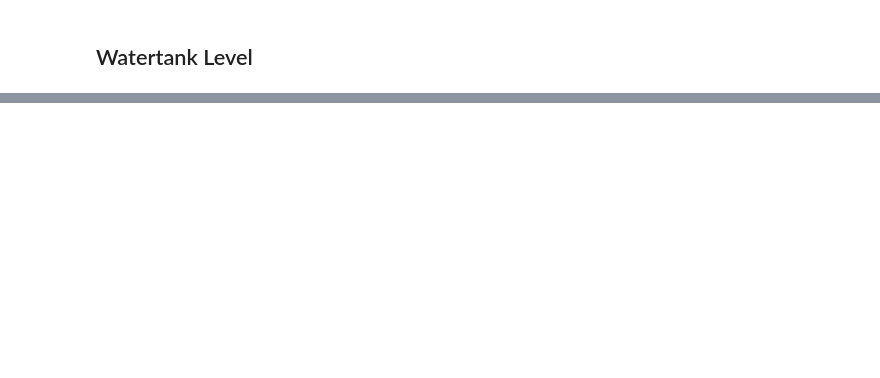
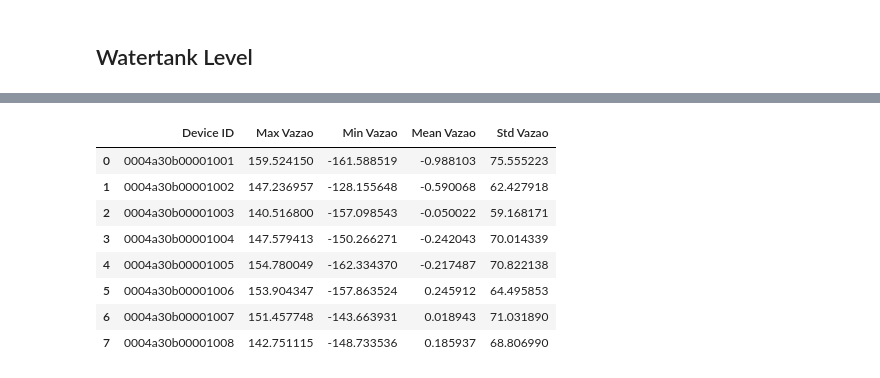
Before and after one commit to LCStuber/SmartCampusGMSDataAnalysis, a Jupyter notebook: watertank_level.ipynb, the cells around one changed output, grey strips where cells are left out. Saved outputs shown, nothing was run; the diff lists cells and outputs as text; code cells hidden in the pictures; blank space fills up the shorter version.

```diff
--- a/watertank_level.ipynb
+++ b/watertank_level.ipynb
@@ -33,0 +52,22 @@ ids
+# %%
+data_vazao = []
+for id in ids:
+    max_vazao = dfs_water_tank_per_node[id]["Vazao"].max()
+    min_vazao = dfs_water_tank_per_node[id]["Vazao"].min()
+    mean_vazao = dfs_water_tank_per_node[id]["Vazao"].mean()
+    std_vazao = dfs_water_tank_per_node[id]["Vazao"].std()
+
+    data_vazao.append([id, max_vazao, min_vazao, mean_vazao, std_vazao])
+
+df_estatisticas_vazao = pd.DataFrame(data_vazao, columns=["Device ID", "Max Vazao", "Min Vazao", "Mean Vazao", "Std Vazao"])
+df_estatisticas_vazao
+# %% [output]
+|  | Device ID | Max Vazao | Min Vazao | Mean Vazao | Std Vazao |
+| 0 | 0004a30b00001001 | 159.524150 | -161.588519 | -0.988103 | 75.555223 |
+| 1 | 0004a30b00001002 | 147.236957 | -128.155648 | -0.590068 | 62.427918 |
+| 2 | 0004a30b00001003 | 140.516800 | -157.098543 | -0.050022 | 59.168171 |
+| 3 | 0004a30b00001004 | 147.579413 | -150.266271 | -0.242043 | 70.014339 |
+| 4 | 0004a30b00001005 | 154.780049 | -162.334370 | -0.217487 | 70.822138 |
+| 5 | 0004a30b00001006 | 153.904347 | -157.863524 | 0.245912 | 64.495853 |
+| 6 | 0004a30b00001007 | 151.457748 | -143.663931 | 0.018943 | 71.031890 |
+| 7 | 0004a30b00001008 | 142.751115 | -148.733536 | 0.185937 | 68.806990 |
```
Also changed, not shown: parts of 7 cells of this notebook.
